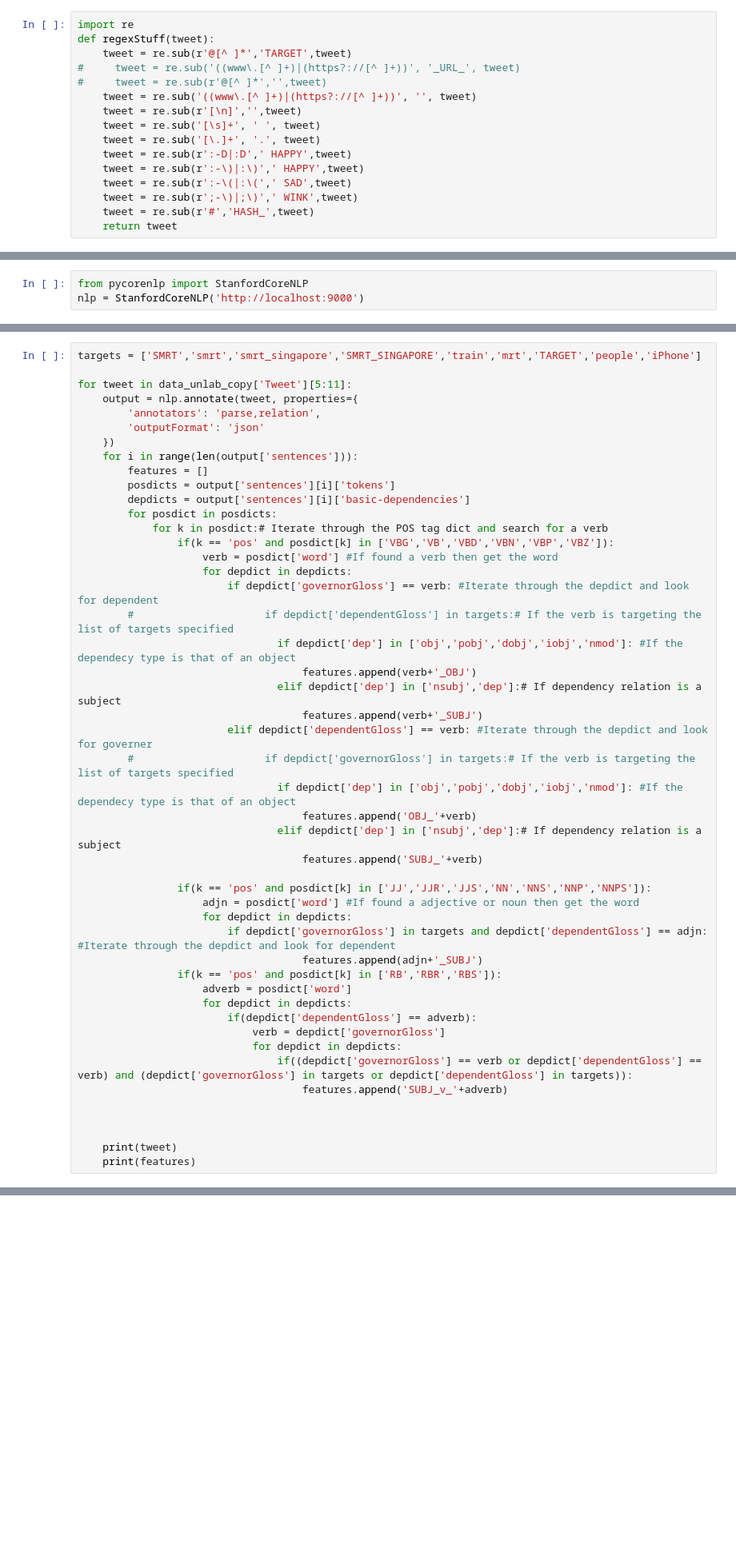
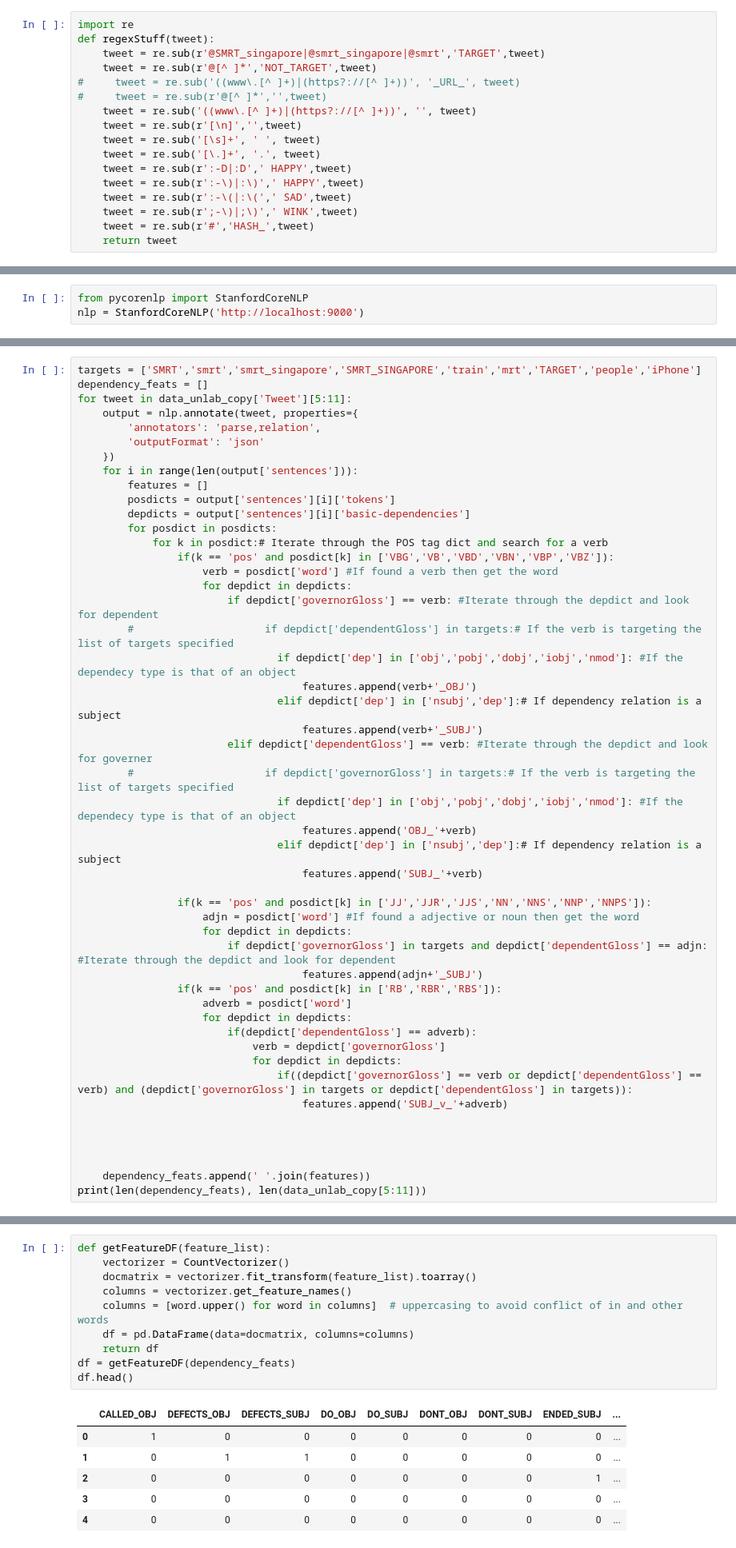
Before and after one commit to gautamborgohain/DataScience, a Jupyter notebook: Twitter_target_dependent_SA/InProgress_Sentiment_Analysis.ipynb, the cells around one changed output, grey strips where cells are left out. Shown at 80% size. Drawn from its saved outputs; the diff is of its cells as text; blank space fills up the shorter version.

```diff
--- a/Twitter_target_dependent_SA/InProgress_Sentiment_Analysis.ipynb
+++ b/Twitter_target_dependent_SA/InProgress_Sentiment_Analysis.ipynb
@@ -27,7 +27,8 @@ Replace some of the emoticons, urls and @ symbols with more processable words
 # %%
 import re
 def regexStuff(tweet):
-    tweet = re.sub(r'@[^ ]*','TARGET',tweet)
+    tweet = re.sub(r'@SMRT_singapore|@smrt_singapore|@smrt','TARGET',tweet)
+    tweet = re.sub(r'@[^ ]*','NOT_TARGET',tweet)
 #     tweet = re.sub('((www\.[^ ]+)|(https?://[^ ]+))', '_URL_', tweet)
 #     tweet = re.sub(r'@[^ ]*','',tweet)
     tweet = re.sub('((www\.[^ ]+)|(https?://[^ ]+))', '', tweet)
@@ -136,6 +154,6 @@ Commented out the lines for checking target as the dependent
 # %%
 targets = ['SMRT','smrt','smrt_singapore','SMRT_SINGAPORE','train','mrt','TARGET','people','iPhone']
-
+dependency_feats = []
 for tweet in data_unlab_copy['Tweet'][5:11]:
     output = nlp.annotate(tweet, properties={
         'annotators': 'parse,relation',
@@ -179,5 +197,6 @@ for tweet in data_unlab_copy['Tweet'][5:11]:
 
 
 
-    print(tweet)
-    print(features)
+
+    dependency_feats.append(' '.join(features))
+print(len(dependency_feats), len(data_unlab_copy[5:11]))
@@ -185,0 +207,17 @@ for tweet in data_unlab_copy['Tweet'][5:11]:
+# %%
+def getFeatureDF(feature_list):
+    vectorizer = CountVectorizer()
+    docmatrix = vectorizer.fit_transform(feature_list).toarray()
+    columns = vectorizer.get_feature_names()
+    columns = [word.upper() for word in columns]  # uppercasing to avoid conflict of in and other words
+    df = pd.DataFrame(data=docmatrix, columns=columns)
+    return df
+df = getFeatureDF(dependency_feats)
+df.head()
+# %% [output]
+|  | CALLED_OBJ | DEFECTS_OBJ | DEFECTS_SUBJ | DO_OBJ | DO_SUBJ | DONT_OBJ | DONT_SUBJ | ENDED_SUBJ | ... |
+| 0 | 1 | 0 | 0 | 0 | 0 | 0 | 0 | 0 | ... |
+| 1 | 0 | 1 | 1 | 0 | 0 | 0 | 0 | 0 | ... |
+| 2 | 0 | 0 | 0 | 0 | 0 | 0 | 0 | 1 | ... |
+| 3 | 0 | 0 | 0 | 0 | 0 | 0 | 0 | 0 | ... |
+| 4 | 0 | 0 | 0 | 0 | 0 | 0 | 0 | 0 | ... |
```
Also changed, not shown: parts of 33 cells of this notebook.
